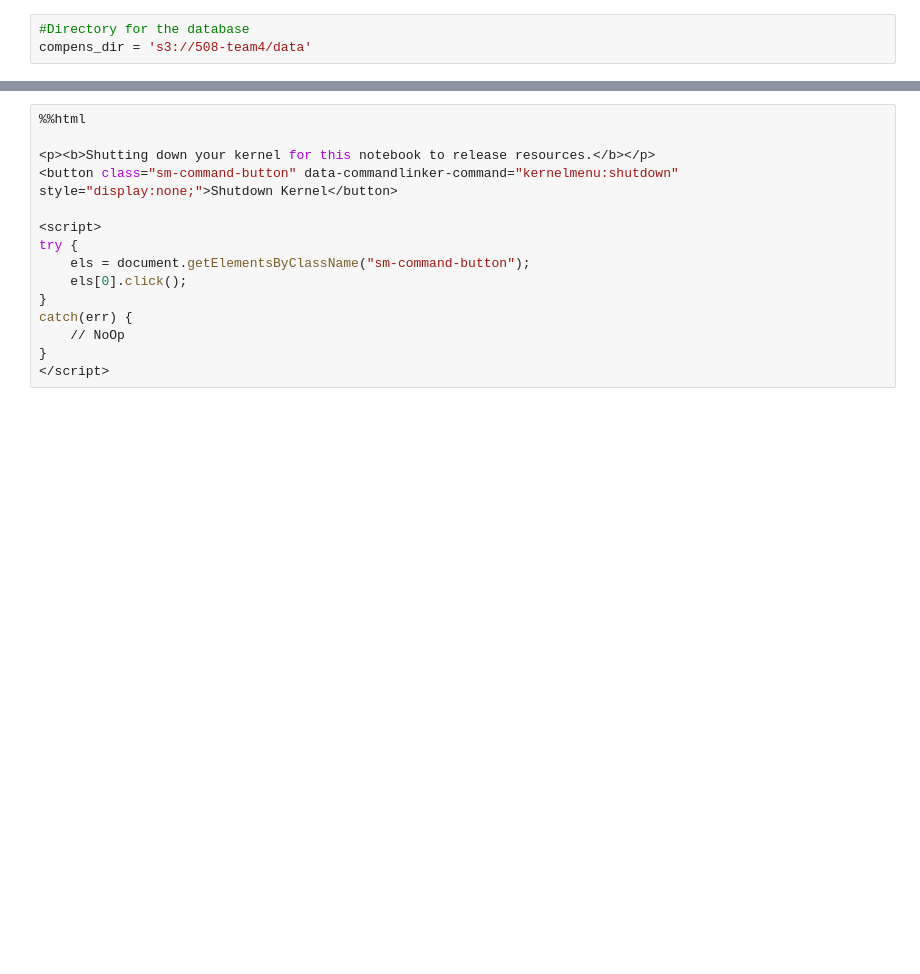
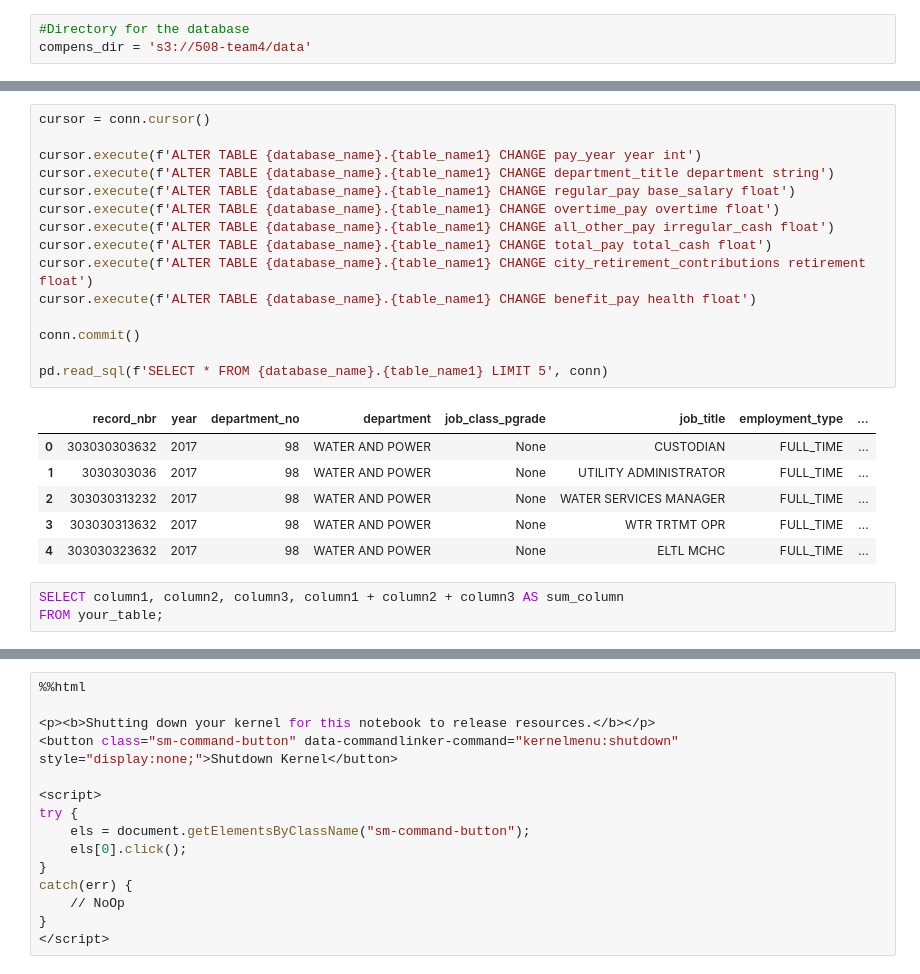
Before and after one commit to unpham/ads-508-project, a Jupyter notebook: athena.ipynb, the cells around one changed output, grey strips where cells are left out. Cells and saved outputs as stored; diff of their text form; blank space fills up the shorter version.

```diff
--- a/athena.ipynb
+++ b/athena.ipynb
@@ -95,0 +167,25 @@ pd.read_sql(f'SELECT * FROM {database_name}.{table_name1} LIMIT 5', conn)
+# %%
+cursor = conn.cursor()
+
+cursor.execute(f'ALTER TABLE {database_name}.{table_name1} CHANGE pay_year year int')
+cursor.execute(f'ALTER TABLE {database_name}.{table_name1} CHANGE department_title department string')
+cursor.execute(f'ALTER TABLE {database_name}.{table_name1} CHANGE regular_pay base_salary float')
+cursor.execute(f'ALTER TABLE {database_name}.{table_name1} CHANGE overtime_pay overtime float')
+cursor.execute(f'ALTER TABLE {database_name}.{table_name1} CHANGE all_other_pay irregular_cash float')
+cursor.execute(f'ALTER TABLE {database_name}.{table_name1} CHANGE total_pay total_cash float')
+cursor.execute(f'ALTER TABLE {database_name}.{table_name1} CHANGE city_retirement_contributions retirement float')
+cursor.execute(f'ALTER TABLE {database_name}.{table_name1} CHANGE benefit_pay health float')
+
+conn.commit()
+
+pd.read_sql(f'SELECT * FROM {database_name}.{table_name1} LIMIT 5', conn)
+# %% [output]
+|  | record_nbr | year | department_no | department | job_class_pgrade | job_title | employment_type | ... |
+| 0 | 303030303632 | 2017 | 98 | WATER AND POWER | None | CUSTODIAN | FULL_TIME | ... |
+| 1 | 3030303036 | 2017 | 98 | WATER AND POWER | None | UTILITY ADMINISTRATOR | FULL_TIME | ... |
+| 2 | 303030313232 | 2017 | 98 | WATER AND POWER | None | WATER SERVICES MANAGER | FULL_TIME | ... |
+| 3 | 303030313632 | 2017 | 98 | WATER AND POWER | None | WTR TRTMT OPR | FULL_TIME | ... |
+| 4 | 303030323632 | 2017 | 98 | WATER AND POWER | None | ELTL MCHC | FULL_TIME | ... |
+# %%
+SELECT column1, column2, column3, column1 + column2 + column3 AS sum_column
+FROM your_table;
```
Also changed, not shown: parts of 6 cells of this notebook, 1 other file.
